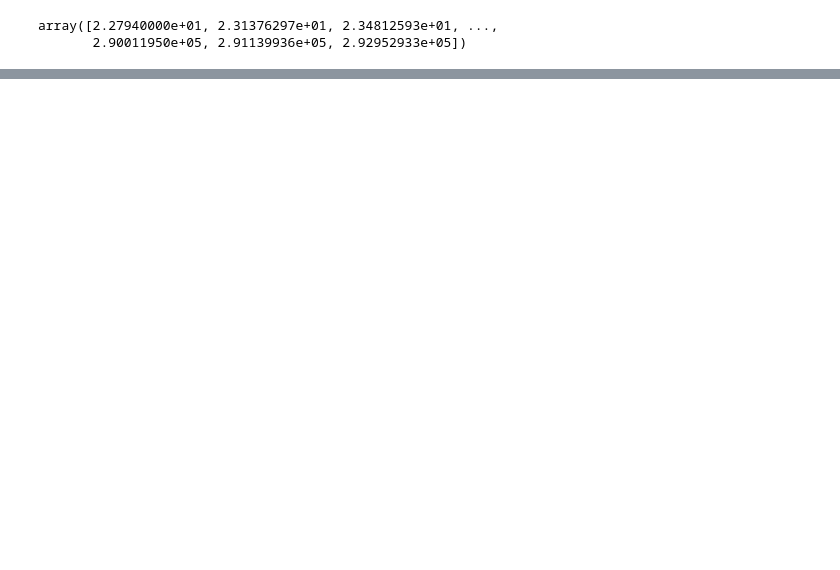
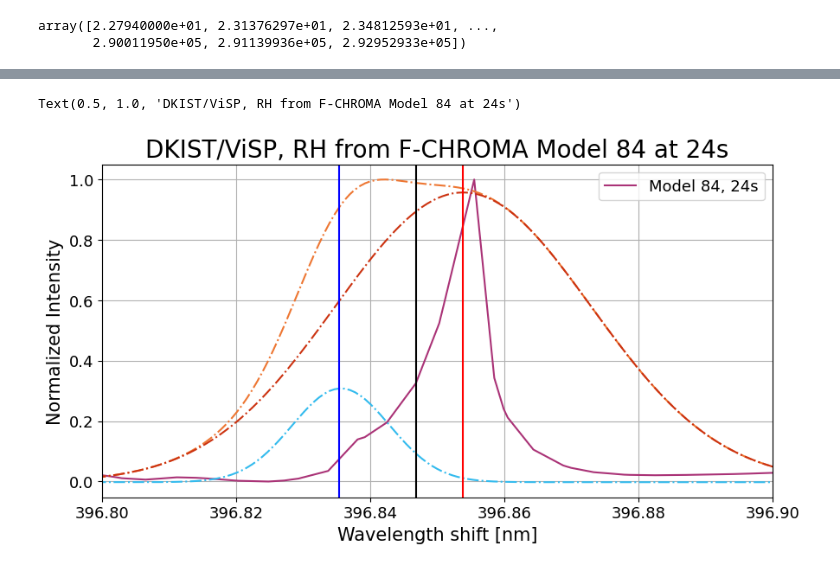
Before and after one commit to coletamburri2112/DKIST_analysis_package, a Jupyter notebook: RH_DKIST_Comp.ipynb, the cells around one changed output, grey strips where cells are left out. Saved outputs shown, nothing was run; the diff lists cells and outputs as text; code cells hidden in the pictures; blank space fills up the shorter version.

```diff
--- a/RH_DKIST_Comp.ipynb
+++ b/RH_DKIST_Comp.ipynb
@@ -128,0 +131,26 @@ Text(0.5, 1.0, 'DKIST/ViSP, RH from F-CHROMA Model 84 at 24s')
+# %%
+fig,ax=plt.subplots(figsize=(10,5))
+ax.plot(rh_wl,rh_intnorm,label='Model 84, 24s',color='#AA3377')
+#ax.plot(dkist_wl,dkist_intnorm,label='19 August 2022, 20:42:07',color='#4477AA')
+ax.set_xlim([396.8,396.9])
+ax.legend(fontsize=13)
+ax.grid()
+ax.set_ylabel('Normalized Intensity',fontsize=15)
+ax.set_xlabel('Wavelength shift [nm]',fontsize=15)
+#secaxx = ax.secondary_xaxis('top', functions=(veltrans,wltrans))
+#secaxx.set_xlabel(r'Velocity $[km\; s^{-1}]$',fontsize=15)
+ax.tick_params(axis='x', labelsize=13)
+ax.tick_params(axis='y', labelsize=13)
+ax.plot(selwl,gauss2fitynorm,'-.',color='#EE7733',label='Model')
+ax.plot(selwl,comp1fitynorm,'-.',color='#33BBEE',label='Component 1')
+ax.plot(selwl,comp2fitynorm,'-.',color='#CC3311',label='Component 2')
+max_value1 = np.argmax(comp1fitynorm)
+max_value2 = np.argmax(comp2fitynorm)
+ax.axvline(selwl[max_value1],color='blue')
+ax.axvline(selwl[max_value2],color='red')
+ax.axvline(396.8469,color='black')
+#secaxx.tick_params(axis='x', labelsize=13)
+ax.set_title('DKIST/ViSP, RH from F-CHROMA Model 84 at 24s',fontsize=20)
+# %% [output]
+Text(0.5, 1.0, 'DKIST/ViSP, RH from F-CHROMA Model 84 at 24s')
+[figure, added]
```
Also changed, not shown: parts of 13 cells of this notebook, 5 other files.
